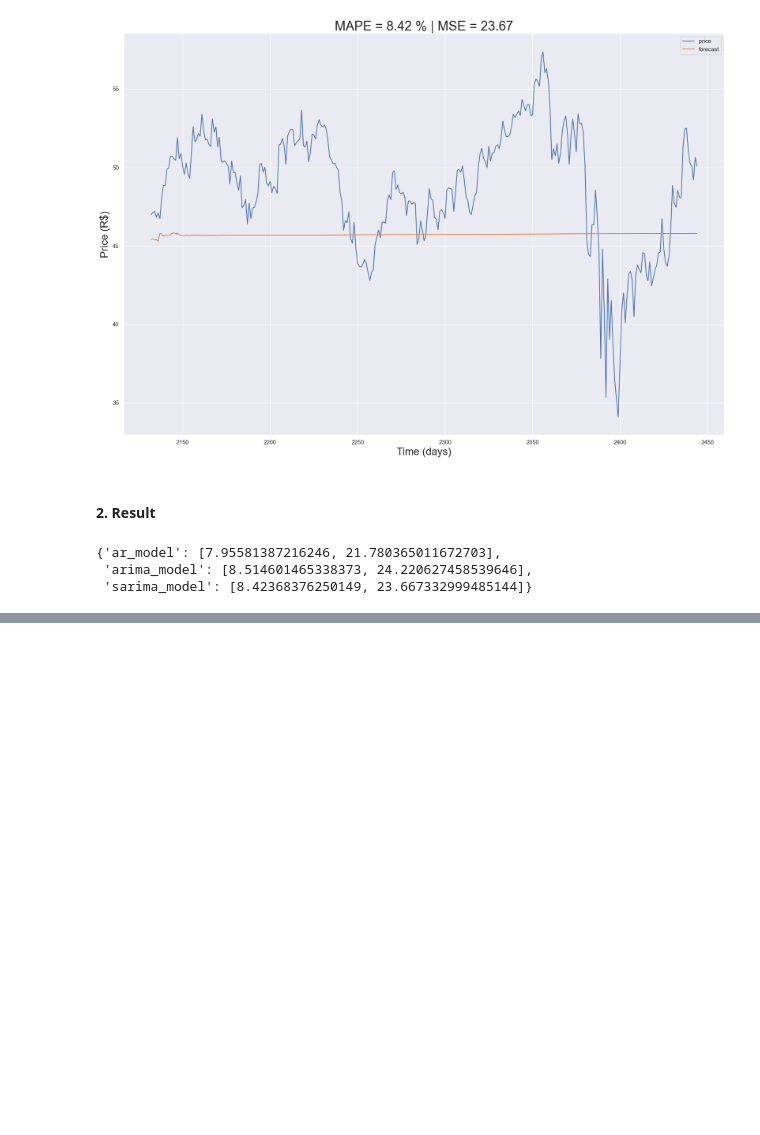
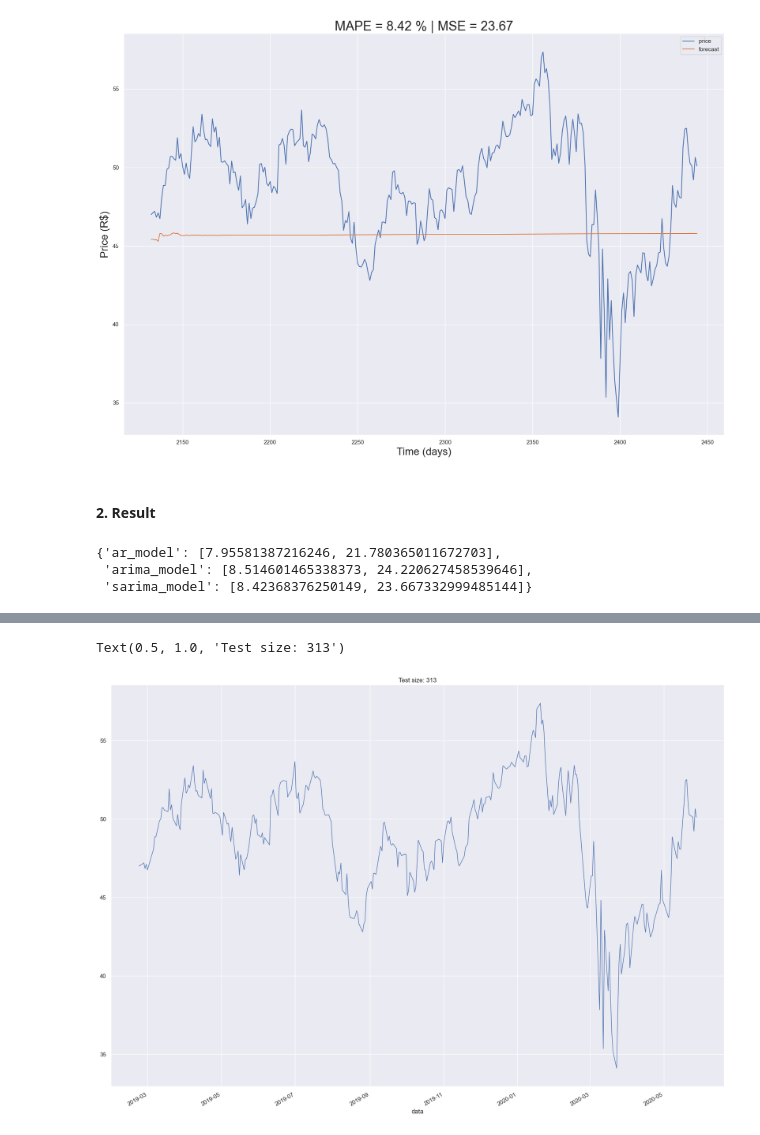
Before and after one commit to shubham8all/Time-Series-Data-Forecasting---StockMarket, a Jupyter notebook: notebooks/Preprocessing and Data Exploration.ipynb, the cells around one changed output, grey strips where cells are left out. Drawn from its saved outputs; the diff is of its cells as text; code cells hidden in the pictures; blank space fills up the shorter version.

```diff
--- a/notebooks/Preprocessing and Data Exploration.ipynb
+++ b/notebooks/Preprocessing and Data Exploration.ipynb
@@ -1193,0 +1239,7 @@ dict_results
+# %%
+df_test['price'].plot(linewidth=1)
+plt.grid(True)
+plt.title(f'Test size: {len(df_test)}')
+# %% [output]
+Text(0.5, 1.0, 'Test size: 313')
+[figure, added]
```
Also changed, not shown: parts of 29 cells of this notebook.
